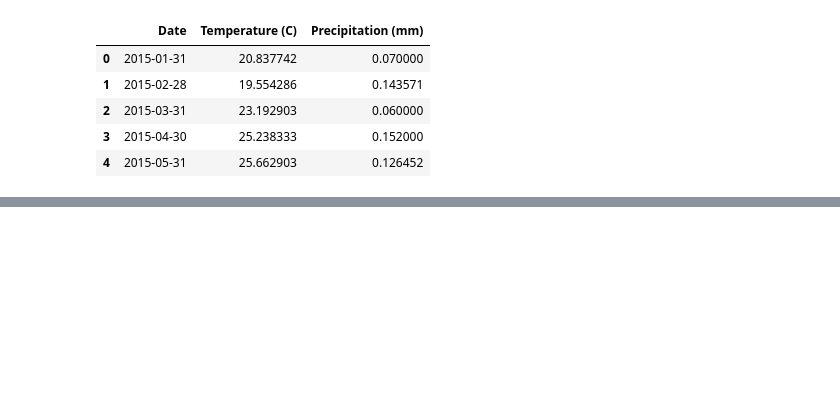
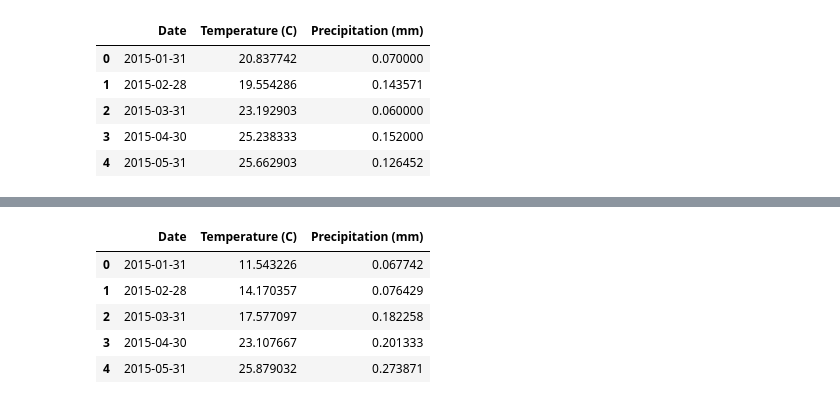
Before and after one commit to KDaceyx/group_project_1, a Jupyter notebook: alternate_growing_regions.ipynb, the cells around one changed output, grey strips where cells are left out. Drawn from its saved outputs; the diff is of its cells as text; code cells hidden in the pictures; blank space fills up the shorter version.

```diff
--- a/alternate_growing_regions.ipynb
+++ b/alternate_growing_regions.ipynb
@@ -47,0 +72,14 @@ plt.show()
+# %%
+#Texas csv
+
+TX_file = "Resources/TX_weather_data2.csv"
+# %%
+TX_df = pd.read_csv(TX_file)
+TX_df.head()
+# %% [output]
+|  | Date | Temperature (C) | Precipitation (mm) |
+| 0 | 2015-01-31 | 11.543226 | 0.067742 |
+| 1 | 2015-02-28 | 14.170357 | 0.076429 |
+| 2 | 2015-03-31 | 17.577097 | 0.182258 |
+| 3 | 2015-04-30 | 23.107667 | 0.201333 |
+| 4 | 2015-05-31 | 25.879032 | 0.273871 |
```
Also changed, not shown: parts of 16 cells of this notebook, 2 other files.
